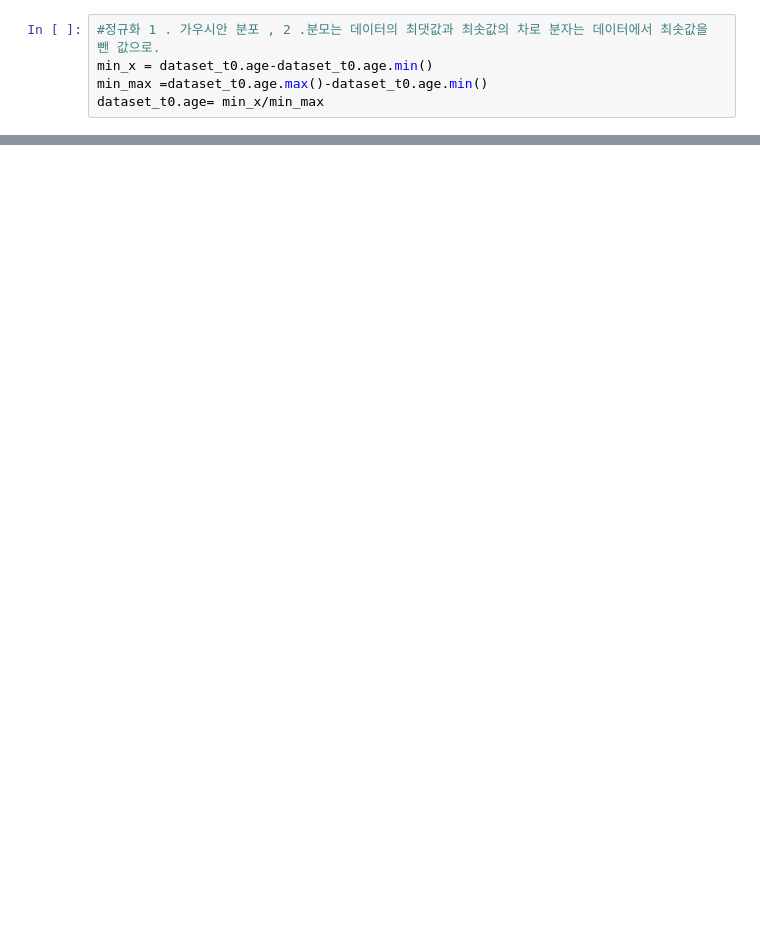
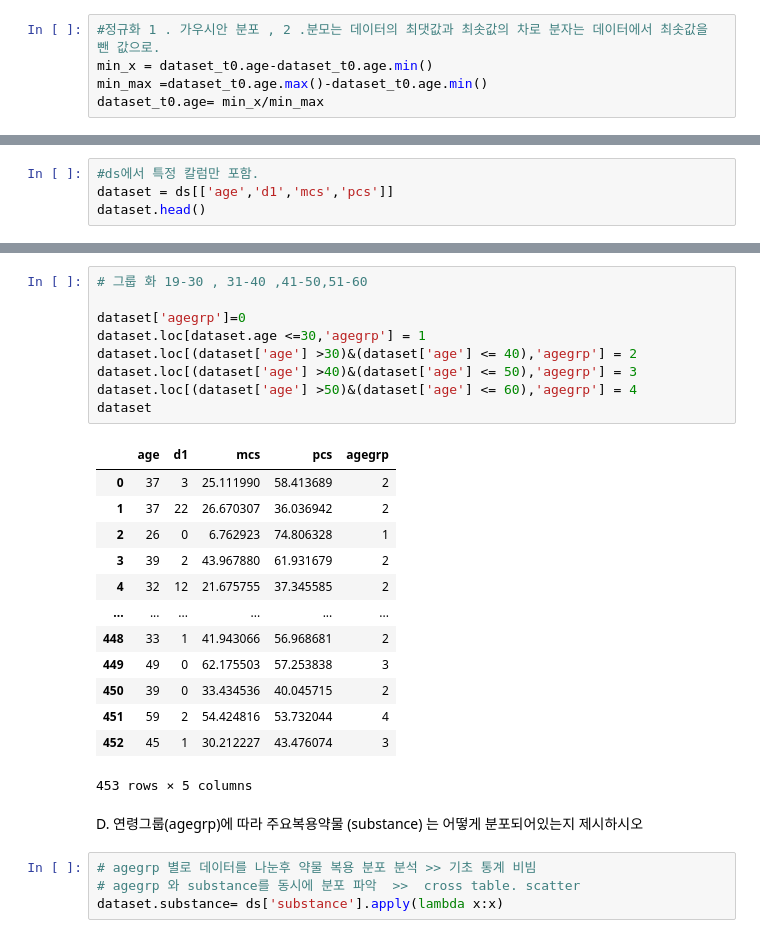
Before and after one commit to chosunghyun18/ML_DL_Statics, a Jupyter notebook: folder_for_code/pythoncode/helpcsvanalysis.ipynb, the cells around one changed output, grey strips where cells are left out. Drawn from its saved outputs; the diff is of its cells as text; blank space fills up the shorter version.

```diff
--- a/folder_for_code/pythoncode/helpcsvanalysis.ipynb
+++ b/folder_for_code/pythoncode/helpcsvanalysis.ipynb
@@ -441,0 +625,4 @@ dft
+# %%
+#ds에서 특정 칼럼만 포함.
+dataset = ds[['age','d1','mcs','pcs']]
+dataset.head()
@@ -441,0 +663,29 @@ dft
+# %%
+# 그룹 화 19-30 , 31-40 ,41-50,51-60
+
+dataset['agegrp']=0
+dataset.loc[dataset.age <=30,'agegrp'] = 1
+dataset.loc[(dataset['age'] >30)&(dataset['age'] <= 40),'agegrp'] = 2
+dataset.loc[(dataset['age'] >40)&(dataset['age'] <= 50),'agegrp'] = 3
+dataset.loc[(dataset['age'] >50)&(dataset['age'] <= 60),'agegrp'] = 4
+dataset
+# %% [output]
+|  | age | d1 | mcs | pcs | agegrp |
+| 0 | 37 | 3 | 25.111990 | 58.413689 | 2 |
+| 1 | 37 | 22 | 26.670307 | 36.036942 | 2 |
+| 2 | 26 | 0 | 6.762923 | 74.806328 | 1 |
+| 3 | 39 | 2 | 43.967880 | 61.931679 | 2 |
+| 4 | 32 | 12 | 21.675755 | 37.345585 | 2 |
+| ... | ... | ... | ... | ... | ... |
+| 448 | 33 | 1 | 41.943066 | 56.968681 | 2 |
+| 449 | 49 | 0 | 62.175503 | 57.253838 | 3 |
+| 450 | 39 | 0 | 33.434536 | 40.045715 | 2 |
+| 451 | 59 | 2 | 54.424816 | 53.732044 | 4 |
+| 452 | 45 | 1 | 30.212227 | 43.476074 | 3 |
+453 rows × 5 columns
+# %% [markdown]
+D.	연령그룹(agegrp)에 따라 주요복용약물 (substance) 는 어떻게 분포되어있는지 제시하시오
+# %%
+# agegrp 별로 데이터를 나눈후 약물 복용 분포 분석 >> 기초 통계 비빔
+# agegrp 와 substance를 동시에 분포 파악  >>  cross table. scatter
+dataset.substance= ds['substance'].apply(lambda x:x)
```
Also changed, not shown: parts of 64 cells of this notebook, 1 other file.
